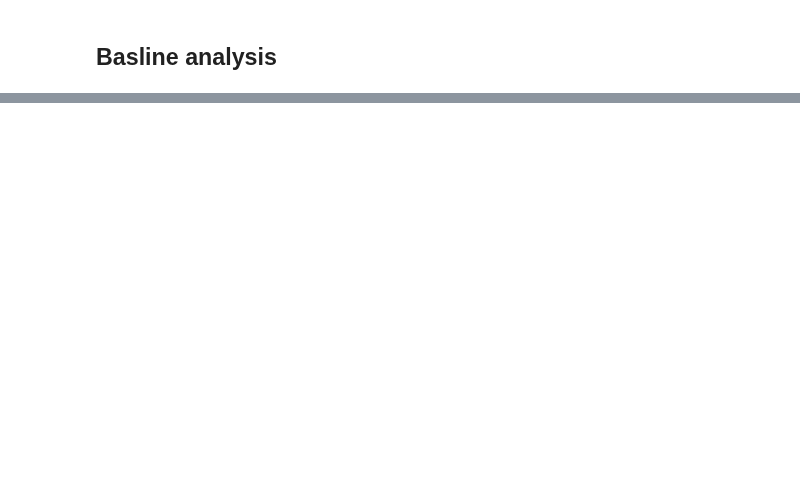
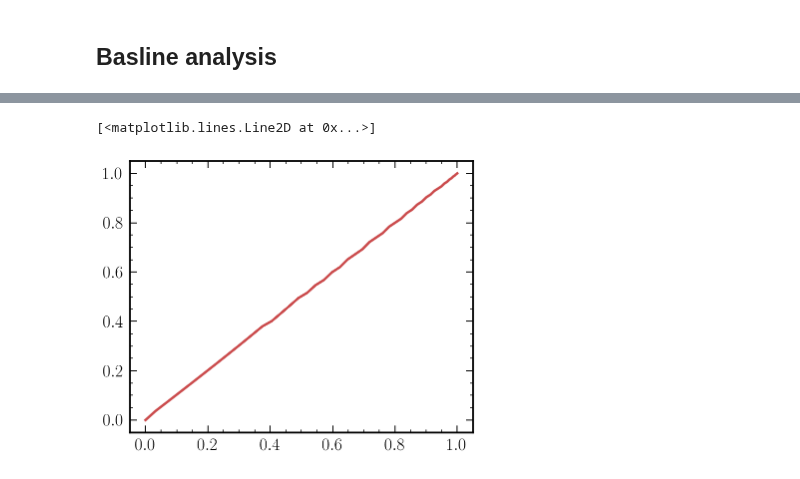
Before and after one commit to smsharma/neural-global-astrometry, a Jupyter notebook: notebooks/xx_equivariance_error.ipynb, the cells around one changed output, grey strips where cells are left out. Cells and saved outputs as stored; diff of their text form; code cells hidden in the pictures; blank space fills up the shorter version.

```diff
--- a/notebooks/xx_equivariance_error.ipynb
+++ b/notebooks/xx_equivariance_error.ipynb
@@ -105,0 +117,12 @@ class GaussianNoise(nn.Module):
+# %%
+from simulation import create_mask as cm
+
+f_sky = []
+band_mask_list = np.linspace(0, 90)
+for band_mask in band_mask_list:
+    mask = ~cm.make_mask_total(band_mask=True, band_mask_range=band_mask, nside=64)
+    f_sky.append(np.sum(~mask) / hp.nside2npix(64))
+plt.plot((np.sin(np.deg2rad(band_mask_list))), f_sky)
+# %% [output]
+[<matplotlib.lines.Line2D at 0x...>]
+[figure, added]
```
Also changed, not shown: parts of 12 cells of this notebook, 13 other files.
